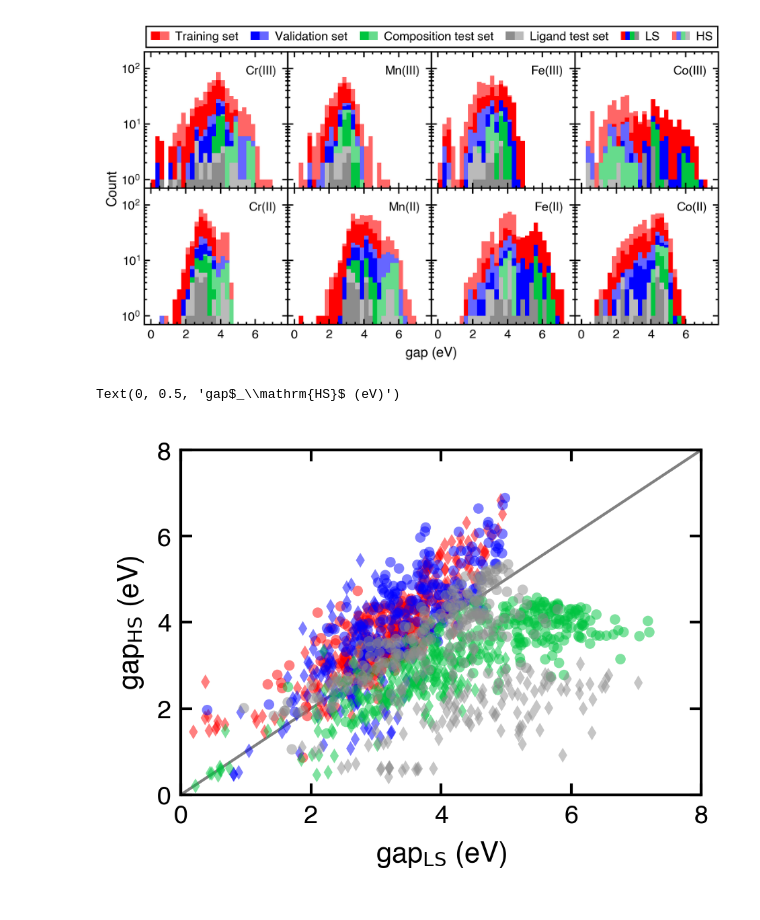
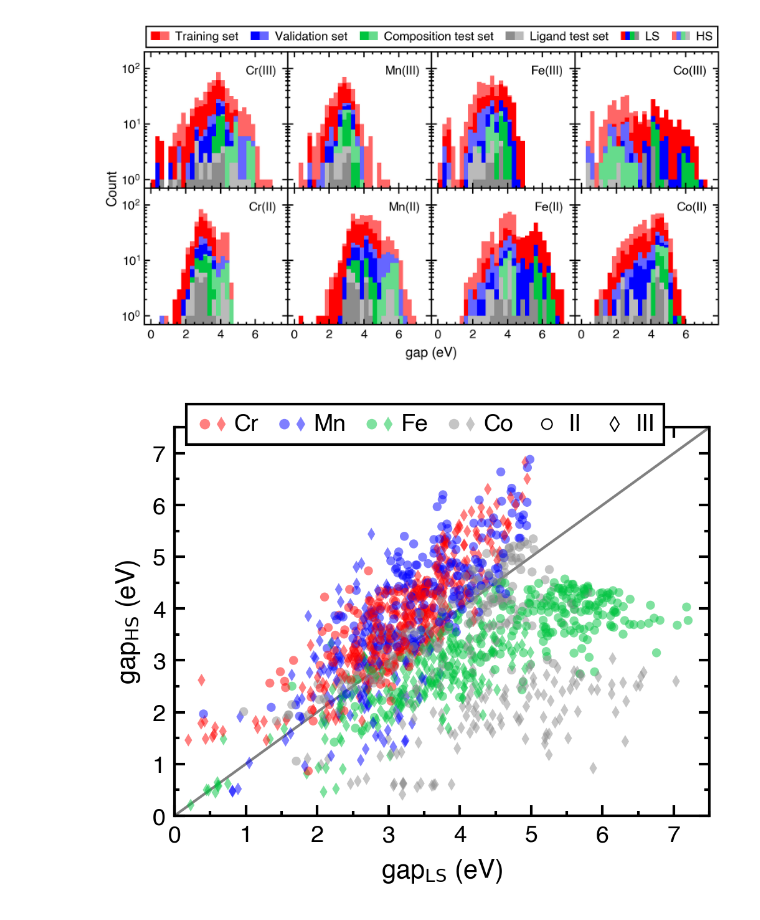
Before and after one commit to hjkgrp/many_body_ml, a Jupyter notebook: scripts_and_notebooks/plotting/histograms_target_data.ipynb, the cells around one changed output. Cells and saved outputs as stored; diff of their text form; code cells hidden in the pictures.

Commit message:
Add ls hs parity plot

```diff
--- a/scripts_and_notebooks/plotting/histograms_target_data.ipynb
+++ b/scripts_and_notebooks/plotting/histograms_target_data.ipynb
@@ -318,34 +318,57 @@ fig.savefig("plots/histogram_gap.pdf")
 # %%
 df_train = data_sets[0]
 
-fig, ax = plt.subplots()
-for core in unique_cores:
-    cores = df_train[["metal", "ox"]].apply(lambda x: f"{x.metal}{x.ox}", axis=1).values
-    mask = cores == core
-    gap_ls = (
-        df_train[mask][TargetProperty.ORBITALS.full_name()].values[:, 2].flatten()
-        - df_train[mask][TargetProperty.ORBITALS.full_name()].values[:, 0].flatten()
-    )
-    gap_hs = (
-        df_train[mask][TargetProperty.ORBITALS.full_name()].values[:, 3].flatten()
-        - df_train[mask][TargetProperty.ORBITALS.full_name()].values[:, 1].flatten()
-    )
-    ax.scatter(
-        gap_ls,
-        gap_hs,
-        alpha=0.5,
-        s=14,
-        color=color_dict[core[:2]],
-        marker=marker_dict[core[-1]],
-        edgecolors="None",
-    )
+cores = df_train[["metal", "ox"]].apply(lambda x: f"{x.metal}{x.ox}", axis=1).values
+colors = [color_dict[core[:2]] for core in cores]
+markers = [marker_dict[core[-1]] for core in cores]
 
-upper_lim = 8
+gap_ls = (
+    df_train[TargetProperty.ORBITALS.full_name()].values[:, 2].flatten()
+    - df_train[TargetProperty.ORBITALS.full_name()].values[:, 0].flatten()
+)
+gap_hs = (
+    df_train[TargetProperty.ORBITALS.full_name()].values[:, 3].flatten()
+    - df_train[TargetProperty.ORBITALS.full_name()].values[:, 1].flatten()
+)
+
+gridspec_kw = {
+    "left": 0.11,
+    "right": 0.97,
+    "top": 0.93,
+    "bottom": 0.15,
+}
+fig, ax = plt.subplots(figsize=(3.33, 0.8 * 3.33), gridspec_kw=gridspec_kw)
+scatter_random_z(
+    ax,
+    gap_ls,
+    gap_hs,
+    colors=colors,
+    markers=markers,
+    s=12,
+    alpha=0.5,
+    edgecolors="none",
+)
+
+upper_lim = 7.5
 ax.plot([0, upper_lim], [0, upper_lim], color="0.5", zorder=0)
 ax.set_xlim([0, upper_lim])
 ax.set_ylim([0, upper_lim])
 ax.set_xlabel("gap$_\mathrm{LS}$ (eV)")
 ax.set_ylabel("gap$_\mathrm{HS}$ (eV)")
+ax.xaxis.set_major_locator(mpl_ticker.MultipleLocator(1.0))
+ax.yaxis.set_major_locator(mpl_ticker.MultipleLocator(1.0))
+ax.xaxis.set_minor_locator(mpl_ticker.MultipleLocator(0.5))
+ax.yaxis.set_minor_locator(mpl_ticker.MultipleLocator(0.5))
+core_legend(
+    ax,
+    legend_kwargs=dict(
+        bbox_to_anchor=(0.0, 1.09),
+        loc="upper left",
+        markerscale=0.9,
+        handletextpad=0.15,
+        columnspacing=0.7,
+    ),
+)
+fig.savefig("plots/parity_plot_gap_ls_hs.pdf")
 # %% [output]
-Text(0, 0.5, 'gap$_\\mathrm{HS}$ (eV)')
-[figure, old version]
+[figure, new version]
```
Also changed, not shown: parts of 2 cells of this notebook.
